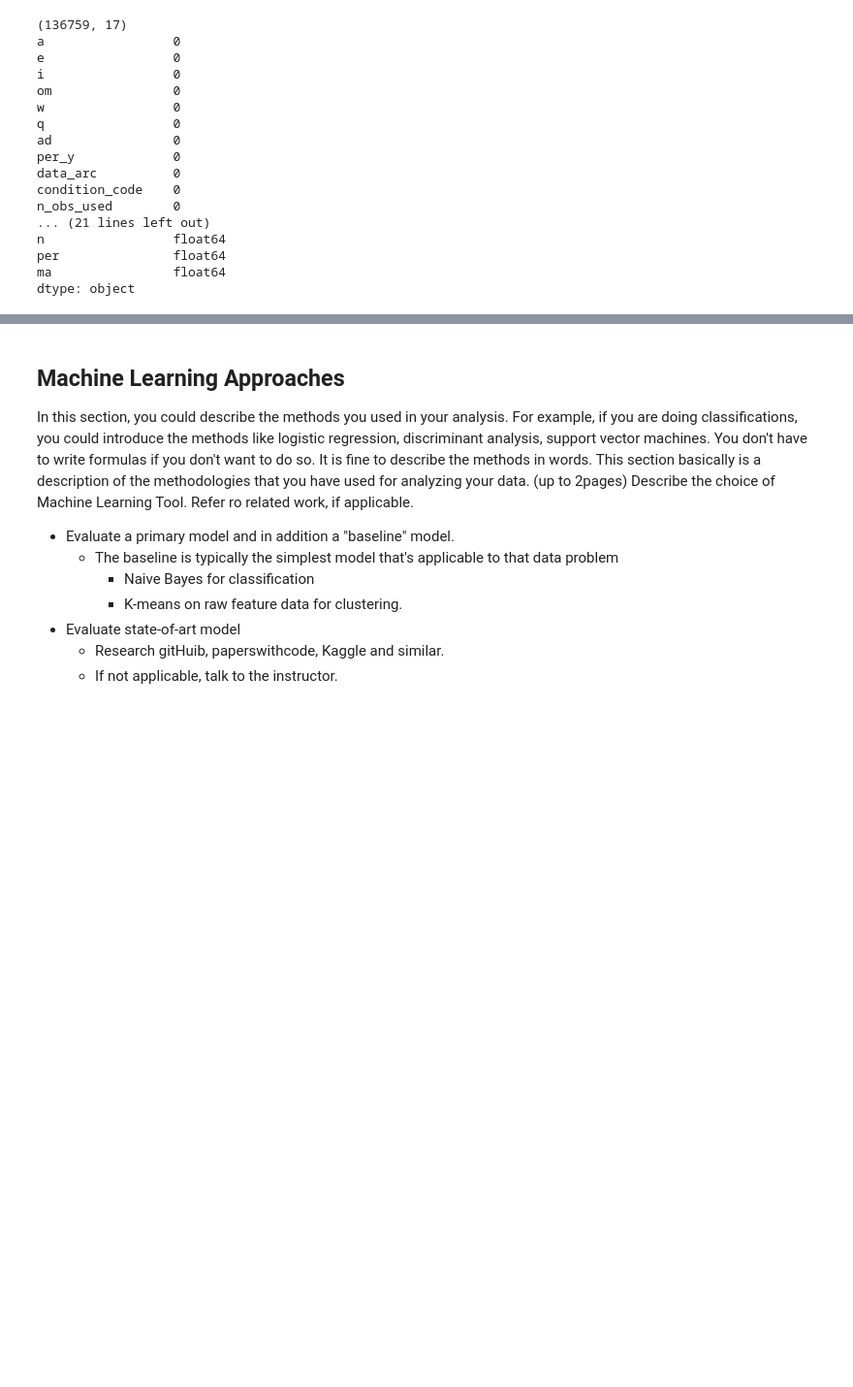
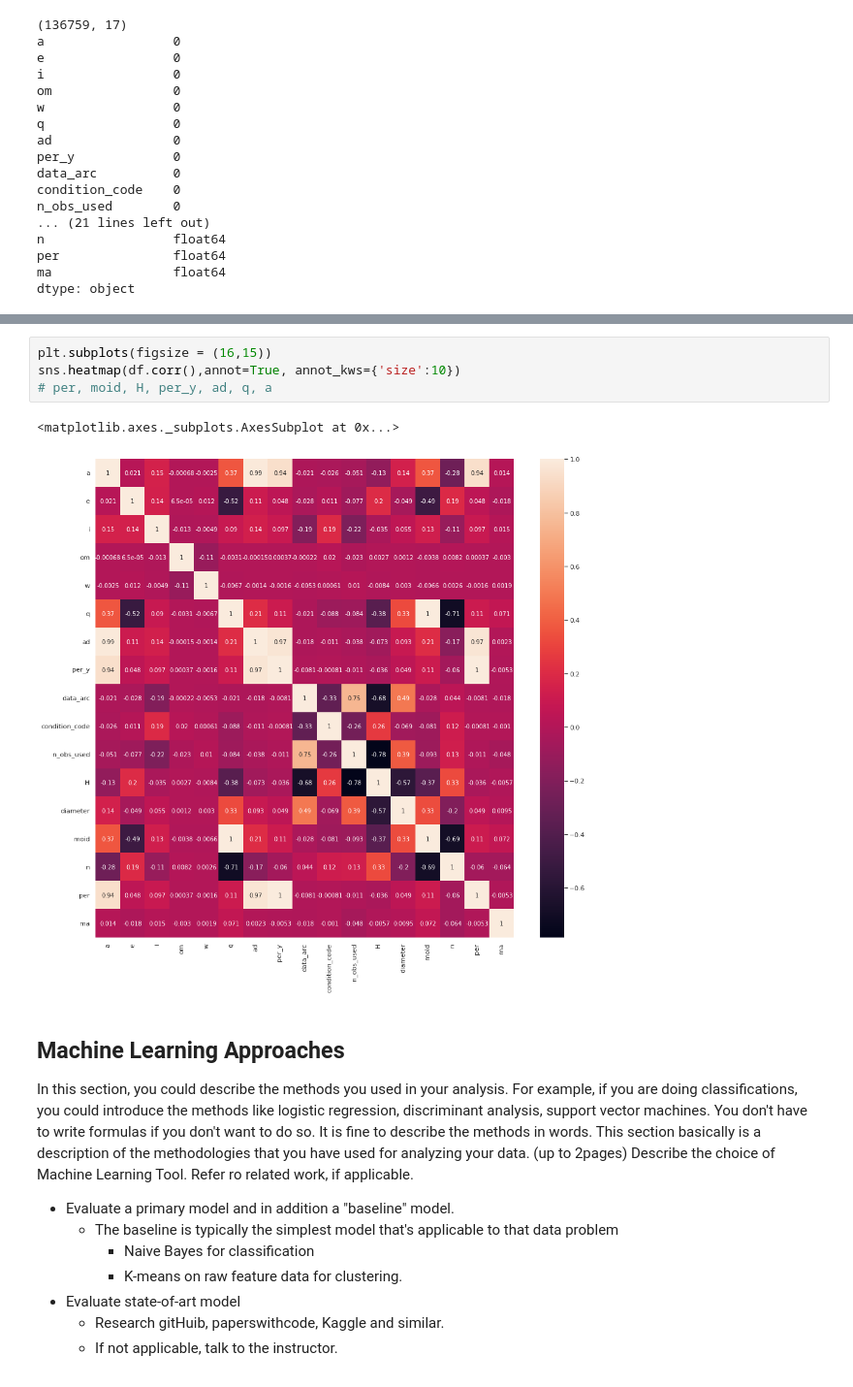
Before and after one commit to ryanwakabayashi/asteroid-prediction-hazard, a Jupyter notebook: asteroid_prediction.ipynb, the cells around one changed output, grey strips where cells are left out. Shown at 97% size. Drawn from its saved outputs; the diff is of its cells as text; blank space fills up the shorter version.

```diff
--- a/asteroid_prediction.ipynb
+++ b/asteroid_prediction.ipynb
@@ -211,3 +209,10 @@ What Data Acquisition, Cleaning, and Processing Tools have you used.  Why?
+# %%
+plt.subplots(figsize = (16,15))
+sns.heatmap(df.corr(),annot=True, annot_kws={'size':10})
+# per, moid, H, per_y, ad, q, a
+# %% [output]
+<matplotlib.axes._subplots.AxesSubplot at 0x...>
+[figure, added]
 # %% [markdown]
 ## Machine Learning Approaches
 
```
Also changed, not shown: parts of 6 cells of this notebook.
